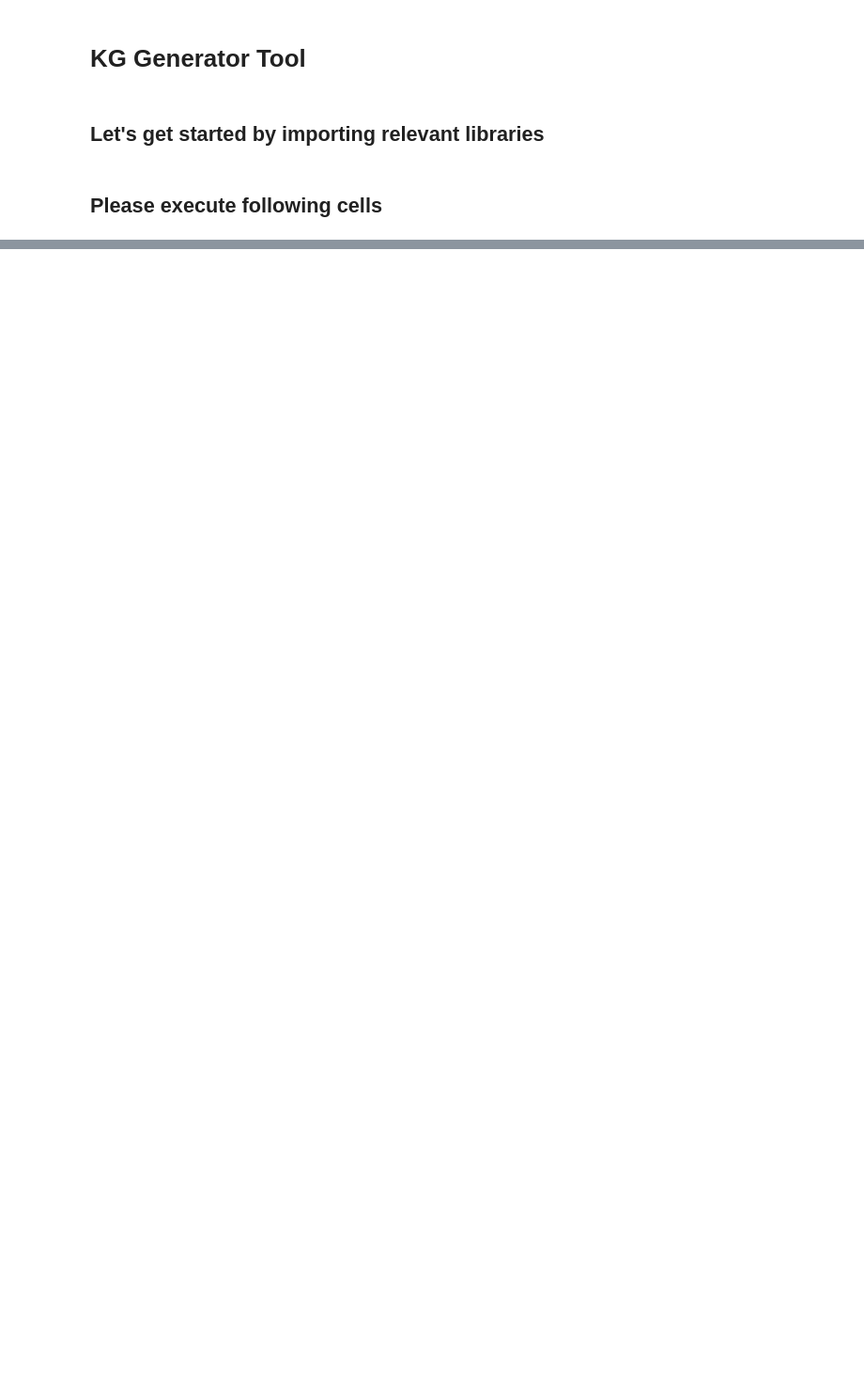
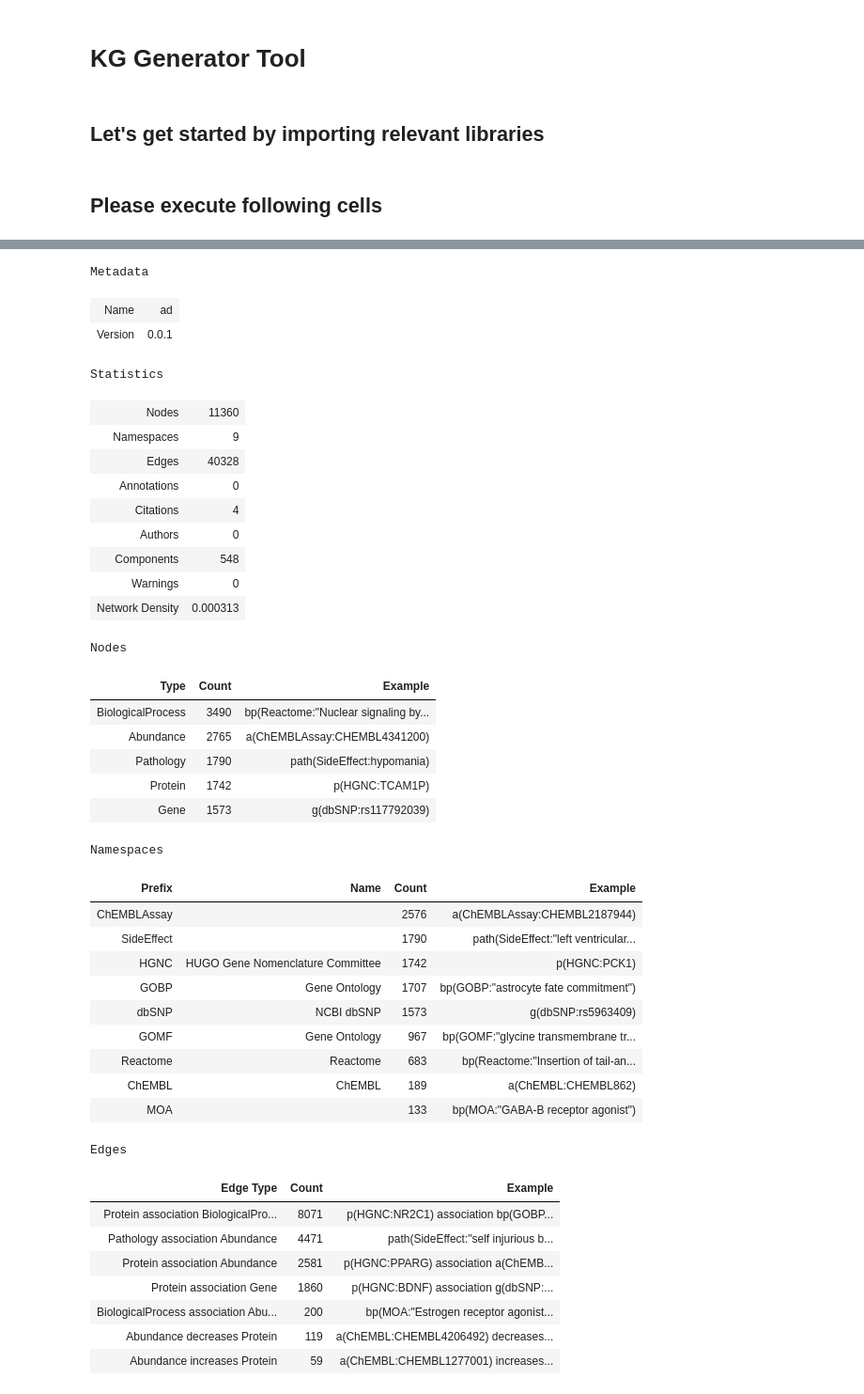
Before and after one commit to Fraunhofer-ITMP/kgg, a Jupyter notebook: KG_Generator_Prototype.ipynb, the cells around one changed output, grey strips where cells are left out. Shown at 94% size. Cells and saved outputs as stored; diff of their text form; code cells hidden in the pictures; blank space fills up the shorter version.

```diff
--- a/KG_Generator_Prototype.ipynb
+++ b/KG_Generator_Prototype.ipynb
@@ -305,2 +116,47 @@ kg = dbSNP_annotation(kg)
+# %%
+infile= open('data/kgs/ndd/ad/ad.pkl','rb')
+graph= pickle.load(infile)
+infile.close()
 # %%
-kg.summarize
+graph.summarize
+# %% [output]
+Metadata
+| Name | ad |
+| Version | 0.0.1 |
+Statistics
+| Nodes | 11360 |
+| Namespaces | 9 |
+| Edges | 40328 |
+| Annotations | 0 |
+| Citations | 4 |
+| Authors | 0 |
+| Components | 548 |
+| Warnings | 0 |
+| Network Density | 0.000313 |
+Nodes
+| Type | Count | Example |
+| BiologicalProcess | 3490 | bp(Reactome:"Nuclear signaling by... |
+| Abundance | 2765 | a(ChEMBLAssay:CHEMBL4341200) |
+| Pathology | 1790 | path(SideEffect:hypomania) |
+| Protein | 1742 | p(HGNC:TCAM1P) |
+| Gene | 1573 | g(dbSNP:rs117792039) |
+Namespaces
+| Prefix | Name | Count | Example |
+| ChEMBLAssay |  | 2576 | a(ChEMBLAssay:CHEMBL2187944) |
+| SideEffect |  | 1790 | path(SideEffect:"left ventricular... |
+| HGNC | HUGO Gene Nomenclature Committee | 1742 | p(HGNC:PCK1) |
+| GOBP | Gene Ontology | 1707 | bp(GOBP:"astrocyte fate commitment") |
+| dbSNP | NCBI dbSNP | 1573 | g(dbSNP:rs5963409) |
+| GOMF | Gene Ontology | 967 | bp(GOMF:"glycine transmembrane tr... |
+| Reactome | Reactome | 683 | bp(Reactome:"Insertion of tail-an... |
+| ChEMBL | ChEMBL | 189 | a(ChEMBL:CHEMBL862) |
+| MOA |  | 133 | bp(MOA:"GABA-B receptor agonist") |
+Edges
+| Edge Type | Count | Example |
+| Protein association BiologicalPro... | 8071 | p(HGNC:NR2C1) association bp(GOBP... |
+| Pathology association Abundance | 4471 | path(SideEffect:"self injurious b... |
+| Protein association Abundance | 2581 | p(HGNC:PPARG) association a(ChEMB... |
+| Protein association Gene | 1860 | p(HGNC:BDNF) association g(dbSNP:... |
+| BiologicalProcess association Abu... | 200 | bp(MOA:"Estrogen receptor agonist... |
+| Abundance decreases Protein | 119 | a(ChEMBL:CHEMBL4206492) decreases... |
+| Abundance increases Protein | 59 | a(ChEMBL:CHEMBL1277001) increases... |
```
Also changed, not shown: parts of 29 cells of this notebook, 2 other files.
